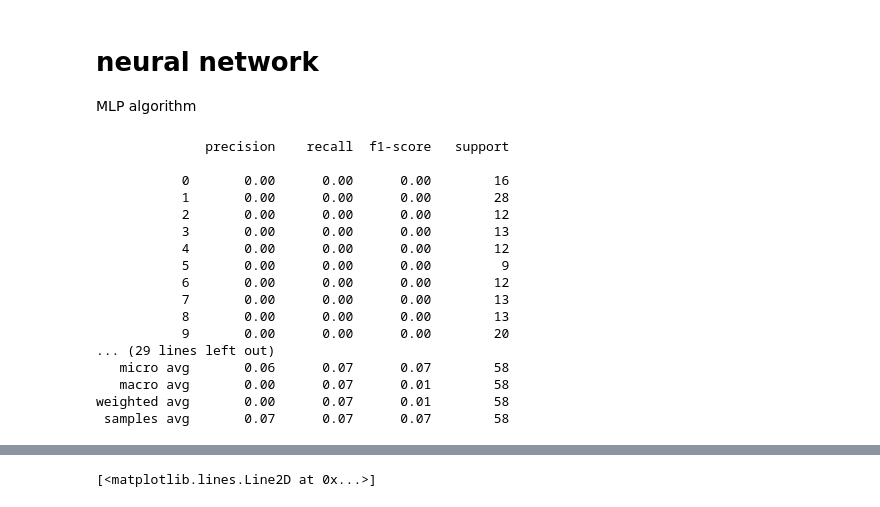
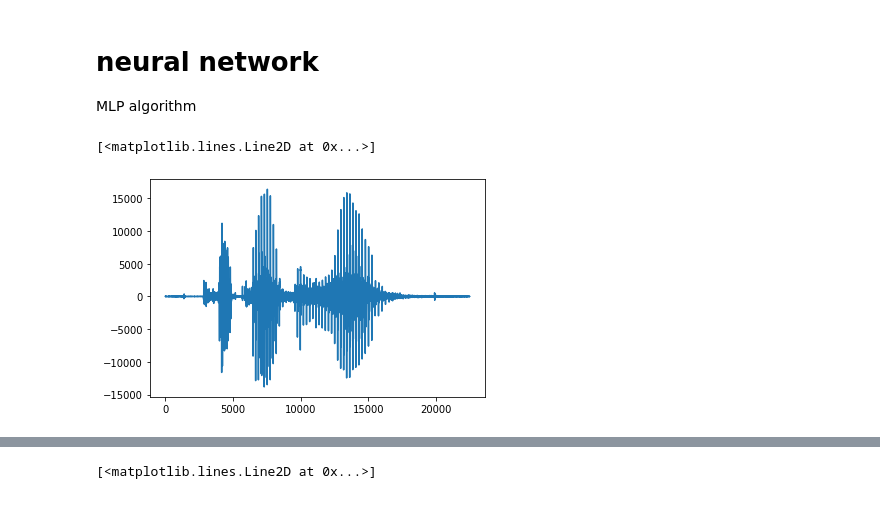
Before and after one commit to QuantumArjun/Emote-X, a Jupyter notebook: Emotion/feature_extraction.ipynb, the cells around one changed output, grey strips where cells are left out. Cells and saved outputs as stored; diff of their text form; code cells hidden in the pictures.

```diff
--- a/Emotion/feature_extraction.ipynb
+++ b/Emotion/feature_extraction.ipynb
@@ -217,31 +228,6 @@ def binary_y(description, number_examples):
 # %% [markdown]
 # neural network
 MLP algorithm
-# %%
-mlp = MLPClassifier(hidden_layer_sizes=(100,30,15))
-mlp.fit(X_train,y_train)
-predictions = mlp.predict(X_train)
-print(classification_report(y_train,predictions))
-predictions = mlp.predict(X_test)
-print(classification_report(y_test,predictions))
-# %% [output]
-              precision    recall  f1-score   support
-
-           0       0.00      0.00      0.00        16
-           1       0.00      0.00      0.00        28
-           2       0.00      0.00      0.00        12
-           3       0.00      0.00      0.00        13
-           4       0.00      0.00      0.00        12
-           5       0.00      0.00      0.00         9
-           6       0.00      0.00      0.00        12
-           7       0.00      0.00      0.00        13
-           8       0.00      0.00      0.00        13
-           9       0.00      0.00      0.00        20
-... (29 lines left out)
-   micro avg       0.06      0.07      0.07        58
-   macro avg       0.00      0.07      0.01        58
-weighted avg       0.00      0.07      0.01        58
- samples avg       0.07      0.07      0.07        58
 # %%
 def MLPalgorithm(X_train, X_test, y_train, y_test):
     mlp = MLPClassifier(max_iter=15000)
@@ -250,3 +236,8 @@ def MLPalgorithm(X_train, X_test, y_train, y_test):
     print(classification_report(y_train,predictions))
     predictions = mlp.predict(X_test)
     print(classification_report(y_test,predictions))
+# %%
+plt.plot(data[0])
+# %% [output]
+[<matplotlib.lines.Line2D at 0x...>]
+[figure, added]
```
Also changed, not shown: parts of 17 cells of this notebook, 4 other files.
